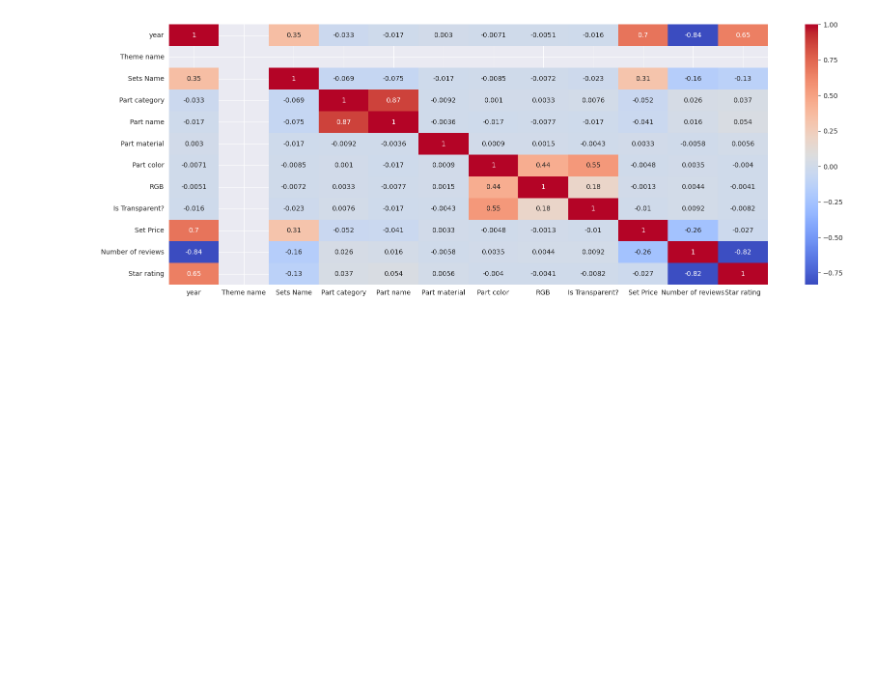
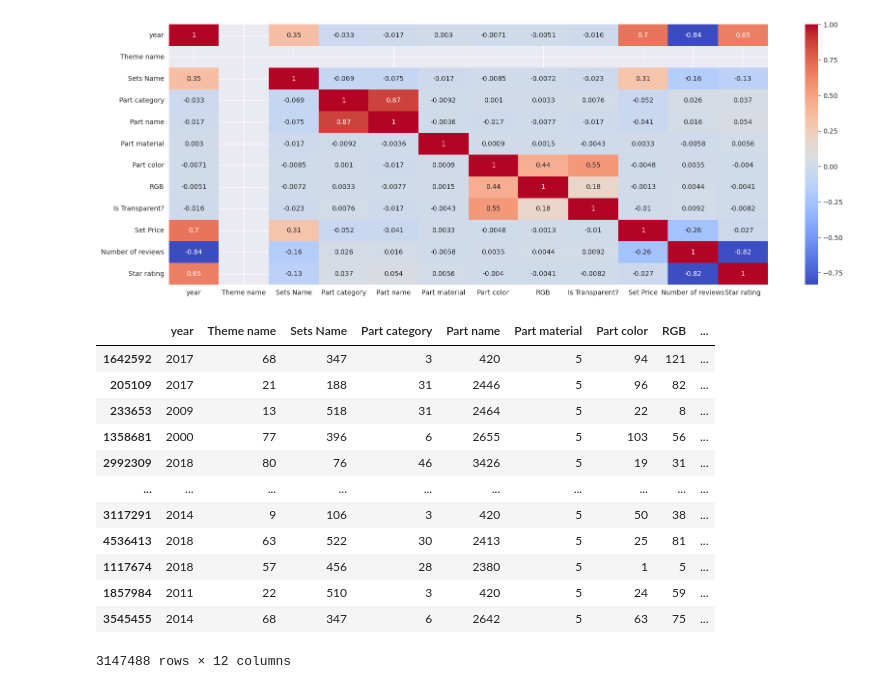
Before and after one commit to AlexCawl/LegoPriceResearchLab, a Jupyter notebook: exploring.ipynb, the cells around one changed output. Drawn from its saved outputs; the diff is of its cells as text; code cells hidden in the pictures; blank space fills up the shorter version.

```diff
--- a/exploring.ipynb
+++ b/exploring.ipynb
@@ -70,3 +71,22 @@ sns.heatmap(lego[lego["Theme name"] == 73].corr(), cmap="coolwarm", annot=True)
 # %% [output]
 <Axes: >
 [figure]
+# %%
+from sklearn.model_selection import train_test_split
+
+train, test = train_test_split(lego, test_size=0.33)
+train
+# %% [output]
+|  | year | Theme name | Sets Name | Part category | Part name | Part material | Part color | RGB | ... |
+| 1642592 | 2017 | 68 | 347 | 3 | 420 | 5 | 94 | 121 | ... |
+| 205109 | 2017 | 21 | 188 | 31 | 2446 | 5 | 96 | 82 | ... |
+| 233653 | 2009 | 13 | 518 | 31 | 2464 | 5 | 22 | 8 | ... |
+| 1358681 | 2000 | 77 | 396 | 6 | 2655 | 5 | 103 | 56 | ... |
+| 2992309 | 2018 | 80 | 76 | 46 | 3426 | 5 | 19 | 31 | ... |
+| ... | ... | ... | ... | ... | ... | ... | ... | ... | ... |
+| 3117291 | 2014 | 9 | 106 | 3 | 420 | 5 | 50 | 38 | ... |
+| 4536413 | 2018 | 63 | 522 | 30 | 2413 | 5 | 25 | 81 | ... |
+| 1117674 | 2018 | 57 | 456 | 28 | 2380 | 5 | 1 | 5 | ... |
+| 1857984 | 2011 | 22 | 510 | 3 | 420 | 5 | 24 | 59 | ... |
+| 3545455 | 2014 | 68 | 347 | 6 | 2642 | 5 | 63 | 75 | ... |
+3147488 rows × 12 columns
```
Also changed, not shown: parts of 11 cells of this notebook, 5 other files.
